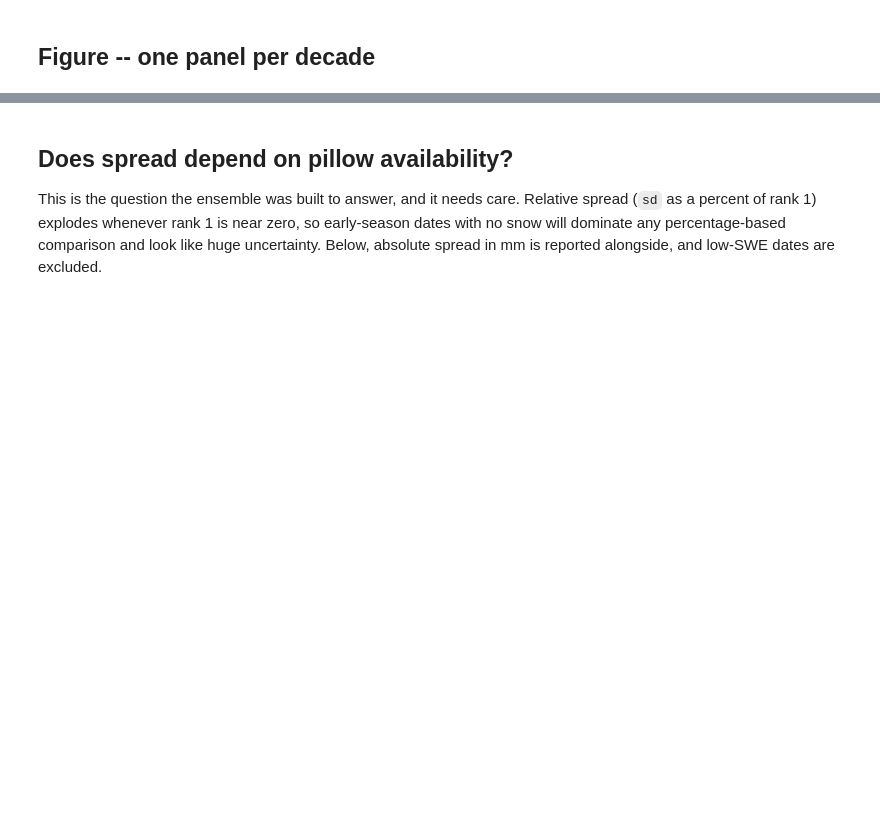
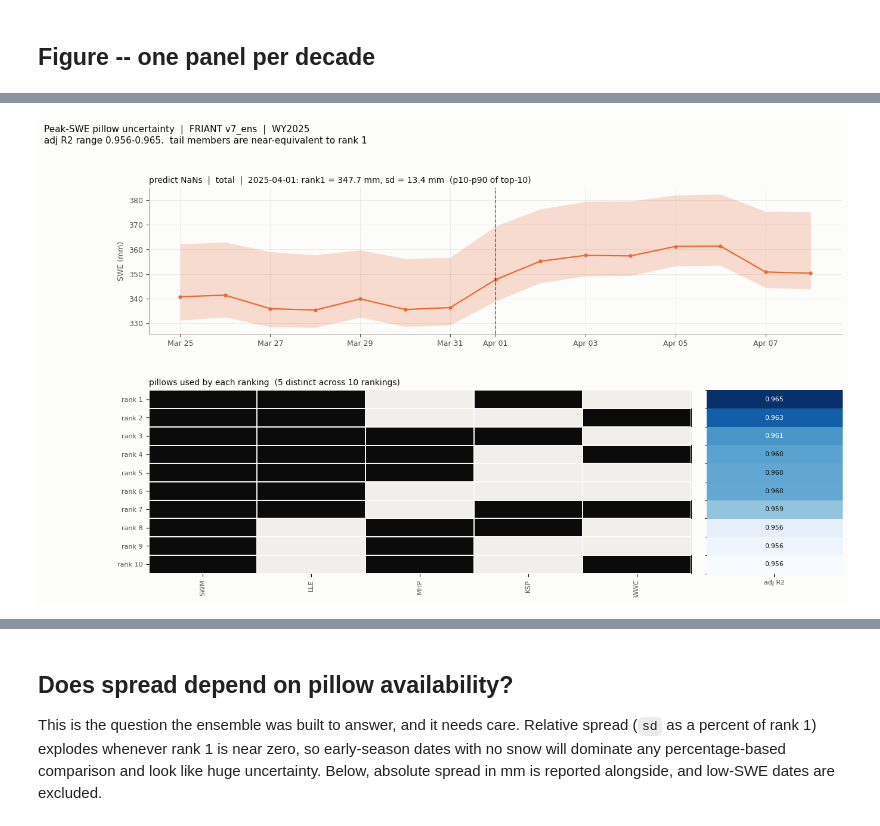
Before and after one commit to rmower90/snow-ops-streamlit, a Jupyter notebook: notebooks/experiments/friant_uncertainty_viz.ipynb, the cells around one changed output, grey strips where cells are left out. Saved outputs shown, nothing was run; the diff lists cells and outputs as text; code cells hidden in the pictures; blank space fills up the shorter version.

Commit message:
updates to predictions to include uncertainty from top N pillow combinations

```diff
--- a/notebooks/experiments/friant_uncertainty_viz.ipynb
+++ b/notebooks/experiments/friant_uncertainty_viz.ipynb
@@ -224,0 +338,99 @@ plt.show()
+# %%
+ZOOM_DAYS = 7   # window is DATE +/- this many days
+
+d0 = pd.Timestamp(DATE)
+lo_d, hi_d = d0 - pd.Timedelta(days=ZOOM_DAYS), d0 + pd.Timedelta(days=ZOOM_DAYS)
+
+# members for the single selected date / mode / elevation band
+sel = e[(e.isImpute == MODE_FLAG[MODEL]) & (e.elev_band == ELEV_BAND) &
+        (e.water_year == WATER_YEAR) & (e.date.dt.normalize() == d0)]
+sel = sel[sel['rank'] <= N_RANKS].sort_values('rank')
+if sel.empty:
+    raise SystemExit(f'no members for {DATE} / {MODEL} / {ELEV_BAND} / WY{WATER_YEAR}')
+
+# pillow x rank occupancy. Column order follows how often a pillow appears, so the
+# most-relied-on stations sit on the left rather than in alphabetical accident.
+per_rank = {int(r['rank']): [p for p in str(r['pillows']).split(',') if p] for _, r in sel.iterrows()}
+counts = pd.Series([p for v in per_rank.values() for p in v]).value_counts()
+pillows_x = list(counts.index)
+ranks_y = sorted(per_rank)
+occ = np.array([[1 if p in per_rank[rk] else 0 for p in pillows_x] for rk in ranks_y])
+r2_col = sel.set_index('rank').loc[ranks_y, 'adj_r2'].astype(float).values
+
+zoom = ensemble_band(MODEL, ELEV_BAND, WATER_YEAR)
+zoom = zoom[(zoom.index >= lo_d) & (zoom.index <= hi_d)]
+
+fig = plt.figure(figsize=(15, 8.4), facecolor=SURFACE)
+gs = fig.add_gridspec(2, 2, height_ratios=[1.0, 1.25],
+                      width_ratios=[max(len(pillows_x), 6), 1.5],
+                      hspace=0.34, wspace=0.045)
+ax_ts = fig.add_subplot(gs[0, :])
+ax_hm = fig.add_subplot(gs[1, 0])
+ax_r2 = fig.add_subplot(gs[1, 1], sharey=ax_hm)
+
+# ---- subplot 1: the zoomed series ----
+ax_ts.set_facecolor(SURFACE)
+for s in ('top', 'right'):
+    ax_ts.spines[s].set_visible(False)
+for s in ('left', 'bottom'):
+    ax_ts.spines[s].set_color(MUTED); ax_ts.spines[s].set_linewidth(0.6)
+ax_ts.grid(True, color=MUTED, alpha=0.20, linewidth=0.5); ax_ts.set_axisbelow(True)
+ax_ts.tick_params(colors=INK2, labelsize=9)
+C = MODE_COLORS[MODEL]
+ax_ts.fill_between(zoom.index, zoom.lo, zoom.hi, color=C, alpha=0.22, lw=0, zorder=2)
+ax_ts.plot(zoom.index, zoom.rank1, color=C, lw=1.6, marker='o', ms=3.5, zorder=3)
+ax_ts.axvline(d0, color=INK, lw=1.1, ls='--', alpha=0.6, zorder=4)
+ax_ts.set_ylabel('SWE (mm)', fontsize=9, color=INK2)
+ax_ts.xaxis.set_major_formatter(mdates.DateFormatter('%b %d'))
+sd_here = float(zoom.sd.reindex([d0]).iloc[0]) if d0 in zoom.index else float('nan')
+r1_here = float(zoom.rank1.reindex([d0]).iloc[0]) if d0 in zoom.index else float('nan')
+ax_ts.set_title(f'{MODEL}  |  {ELEV_BAND}  |  {DATE}: rank1 = {r1_here:.1f} mm, '
+                f'sd = {sd_here:.1f} mm  ({band_label})',
+                fontsize=10, color=INK, loc='left', pad=6)
+
+# ---- subplot 2: which pillows each ranking used ----
+# Binary presence/absence, so two flat tones rather than a ramp -- there is no magnitude here.
+from matplotlib.colors import ListedColormap
+ax_hm.imshow(occ, cmap=ListedColormap(['#f0efec', '#0b0b0b']), aspect='auto',
+             vmin=0, vmax=1, interpolation='nearest')
+ax_hm.set_xticks(range(len(pillows_x)))
+ax_hm.set_xticklabels(pillows_x, rotation=90, fontsize=8, color=INK2)
+ax_hm.set_yticks(range(len(ranks_y)))
+ax_hm.set_yticklabels([f'rank {r}' for r in ranks_y], fontsize=8, color=INK2)
+ax_hm.set_xticks(np.arange(-.5, len(pillows_x), 1), minor=True)
+ax_hm.set_yticks(np.arange(-.5, len(ranks_y), 1), minor=True)
+ax_hm.grid(which='minor', color=SURFACE, linewidth=1.4)
+ax_hm.tick_params(which='minor', length=0)
+for s in ax_hm.spines.values():
+    s.set_visible(False)
+ax_hm.set_title(f'pillows used by each ranking  ({len(pillows_x)} distinct across '
+                f'{len(ranks_y)} rankings)', fontsize=10, color=INK, loc='left', pad=6)
+
+# ---- adj_r2 strip, offset to the right ----
+# This IS a magnitude, so one hue light->dark rather than the binary tones on the left.
+ax_r2.imshow(r2_col.reshape(-1, 1), cmap='Blues', aspect='auto',
+             vmin=np.nanmin(r2_col), vmax=np.nanmax(r2_col), interpolation='nearest')
+for i, v in enumerate(r2_col):
+    rel = (v - np.nanmin(r2_col)) / max(np.nanmax(r2_col) - np.nanmin(r2_col), 1e-12)
+    ax_r2.text(0, i, f'{v:.3f}', ha='center', va='center', fontsize=8,
+               color='#ffffff' if rel > 0.55 else INK)
+ax_r2.set_xticks([0]); ax_r2.set_xticklabels(['adj R2'], fontsize=8, color=INK2)
+ax_r2.tick_params(axis='y', length=0, labelleft=False)
+for s in ax_r2.spines.values():
+    s.set_visible(False)
+
+drop = float(np.nanmax(r2_col) - np.nanmin(r2_col))
+note = ('  tail members are near-equivalent to rank 1'
+        if drop < 0.05 else
+        f'  WARNING: adj R2 falls {drop:.3f} from rank 1 to rank {ranks_y[-1]} -- the tail '
+        'members are models the selection criterion rejected, so an unweighted band overstates '
+        'uncertainty here')
+fig.suptitle(f'Peak-SWE pillow uncertainty  |  {BASIN} {VERSION}  |  WY{WATER_YEAR}\n'
+             f'adj R2 range {np.nanmin(r2_col):.3f}-{np.nanmax(r2_col):.3f}.{note}',
+             x=0.008, ha='left', y=1.005, fontsize=11, color=INK)
+fig.tight_layout(rect=[0.006, 0, 1, 0.93])
+plt.show()
+
+display(sel[['rank', 'adj_r2', 'pillows', 'pred_mm']].round(3).to_string(index=False))
+# %% [output]
+[figure, added]
```
Also changed, not shown: parts of 7 cells of this notebook, 4 other files.
